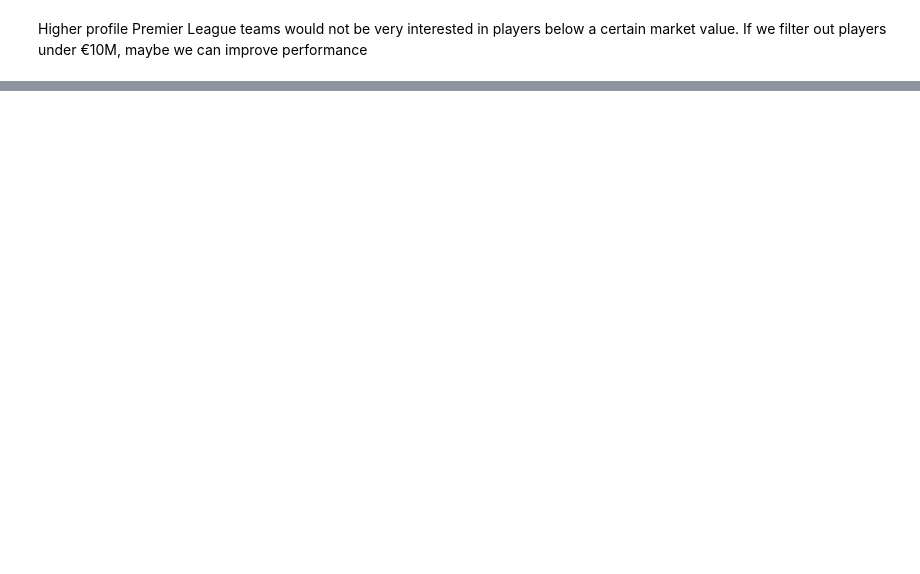
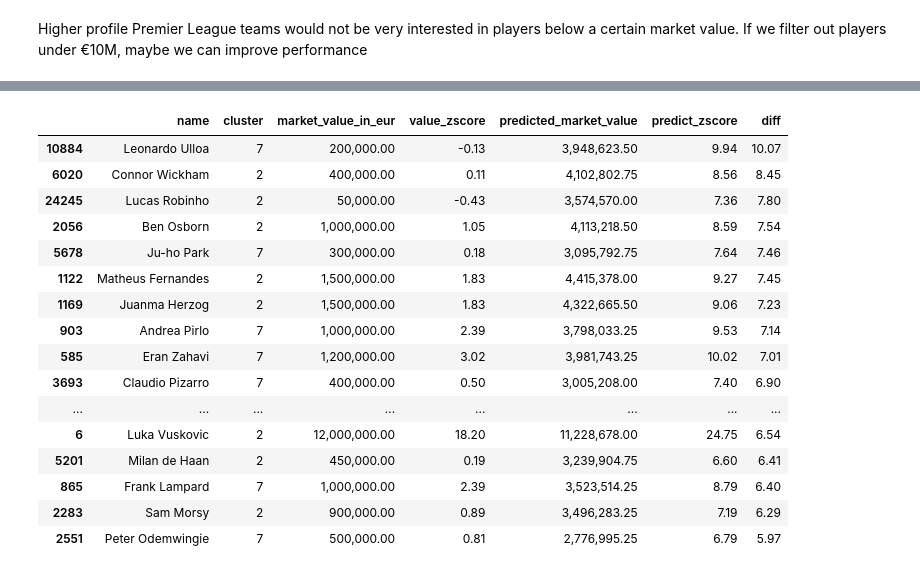
Before and after one commit to samdjol/DS-Capstone-2, a Jupyter notebook: Notebooks/Cap2.ipynb, the cells around one changed output, grey strips where cells are left out. Saved outputs shown, nothing was run; the diff lists cells and outputs as text; code cells hidden in the pictures; blank space fills up the shorter version.

```diff
--- a/Notebooks/Cap2.ipynb
+++ b/Notebooks/Cap2.ipynb
@@ -977,0 +1982,2 @@ print(biggest_misses.sort_values('residual_error', ascending=True)[display_cols]
+# %%
+full_predict5 = xgb_pipeline5.predict(model5_df)
@@ -977,0 +2010,22 @@ print(biggest_misses.sort_values('residual_error', ascending=True)[display_cols]
+# %%
+# --- Find Outliers in Each Cluster ---
+model5_with_id['predicted_market_value'] = full_predict5
+
+# Calculate the z-score for each player's market value within their cluster.
+# A high z-score (e.g., > 2.5) indicates an outlier.
+model5_with_id['value_zscore'] = model5_with_id.groupby('cluster')['market_value_in_eur'].transform(
+    lambda x: (x - x.mean()) / x.std()
+)
+
+model5_with_id['predict_zscore'] = model5_with_id.groupby('cluster')['predicted_market_value'].transform(
+    lambda x: (x - x.mean()) / x.std()
+)
+
+# Sort by the z-score to find the biggest outliers
+outliers_df = model5_with_id.sort_values('value_zscore', ascending=False)
+
+# Display the top 50 most overvalued players relative to their cluster peers
+print("\n--- Top 50 Outliers (Most Valuable vs. Cluster Average) ---")
+display_cols = ['name', 'cluster', 'market_value_in_eur', 'value_zscore', 'predicted_market_value', 'predict_zscore']
+outliers_df = pd.merge(left=outliers_df, right=players_df[['player_id', 'name']], on='player_id', how='left')
+outliers_df[display_cols].head(50)
@@ -977,0 +2071,22 @@ print(biggest_misses.sort_values('residual_error', ascending=True)[display_cols]
+# %%
+outliers_df['diff'] = outliers_df['predict_zscore'] - outliers_df['value_zscore']
+
+outliers_df[display_cols + ['diff']].sort_values('diff', ascending=False).head(20)
+# %% [output]
+|  | name | cluster | market_value_in_eur | value_zscore | predicted_market_value | predict_zscore | diff |
+| 10884 | Leonardo Ulloa | 7 | 200,000.00 | -0.13 | 3,948,623.50 | 9.94 | 10.07 |
+| 6020 | Connor Wickham | 2 | 400,000.00 | 0.11 | 4,102,802.75 | 8.56 | 8.45 |
+| 24245 | Lucas Robinho | 2 | 50,000.00 | -0.43 | 3,574,570.00 | 7.36 | 7.80 |
+| 2056 | Ben Osborn | 2 | 1,000,000.00 | 1.05 | 4,113,218.50 | 8.59 | 7.54 |
+| 5678 | Ju-ho Park | 7 | 300,000.00 | 0.18 | 3,095,792.75 | 7.64 | 7.46 |
+| 1122 | Matheus Fernandes | 2 | 1,500,000.00 | 1.83 | 4,415,378.00 | 9.27 | 7.45 |
+| 1169 | Juanma Herzog | 2 | 1,500,000.00 | 1.83 | 4,322,665.50 | 9.06 | 7.23 |
+| 903 | Andrea Pirlo | 7 | 1,000,000.00 | 2.39 | 3,798,033.25 | 9.53 | 7.14 |
+| 585 | Eran Zahavi | 7 | 1,200,000.00 | 3.02 | 3,981,743.25 | 10.02 | 7.01 |
+| 3693 | Claudio Pizarro | 7 | 400,000.00 | 0.50 | 3,005,208.00 | 7.40 | 6.90 |
+| ... | ... | ... | ... | ... | ... | ... | ... |
+| 6 | Luka Vuskovic | 2 | 12,000,000.00 | 18.20 | 11,228,678.00 | 24.75 | 6.54 |
+| 5201 | Milan de Haan | 2 | 450,000.00 | 0.19 | 3,239,904.75 | 6.60 | 6.41 |
+| 865 | Frank Lampard | 7 | 1,000,000.00 | 2.39 | 3,523,514.25 | 8.79 | 6.40 |
+| 2283 | Sam Morsy | 2 | 900,000.00 | 0.89 | 3,496,283.25 | 7.19 | 6.29 |
+| 2551 | Peter Odemwingie | 7 | 500,000.00 | 0.81 | 2,776,995.25 | 6.79 | 5.97 |
```
Also changed, not shown: parts of 88 cells of this notebook, 1 other file.
